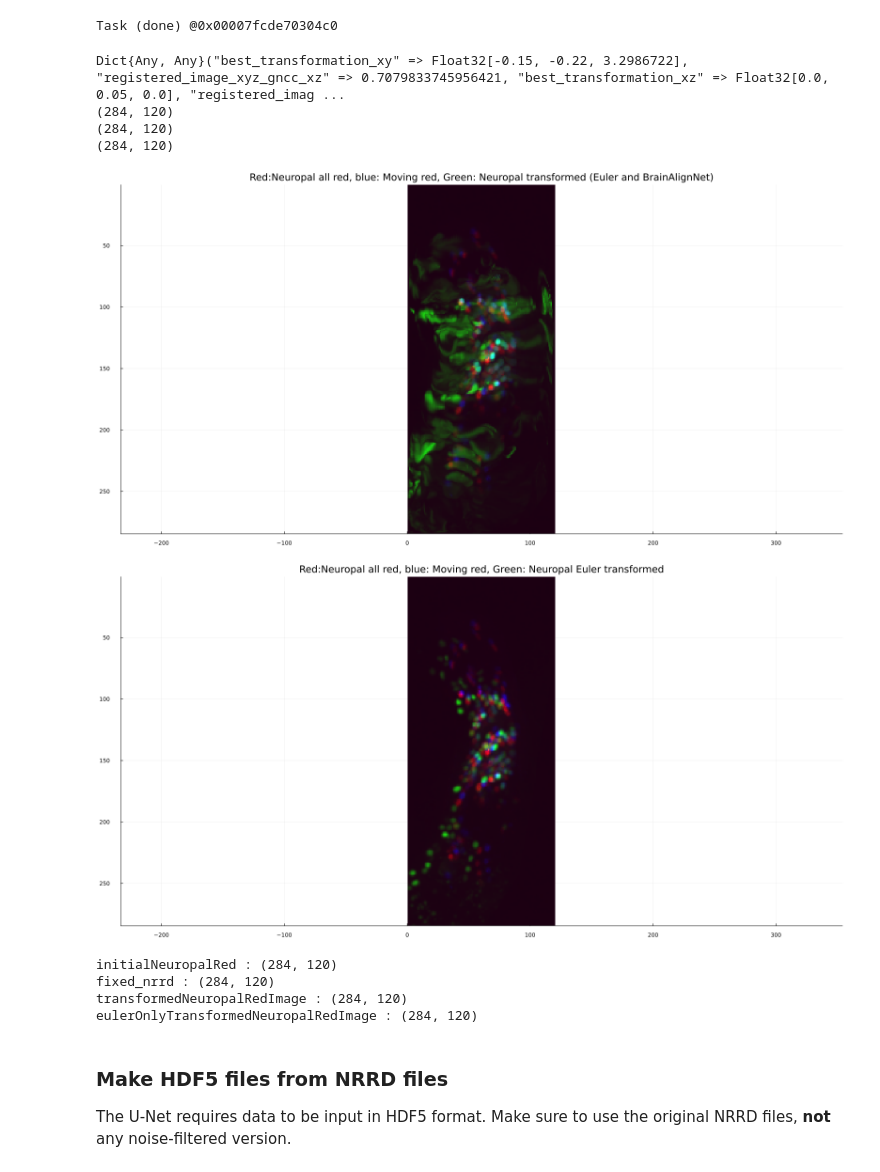
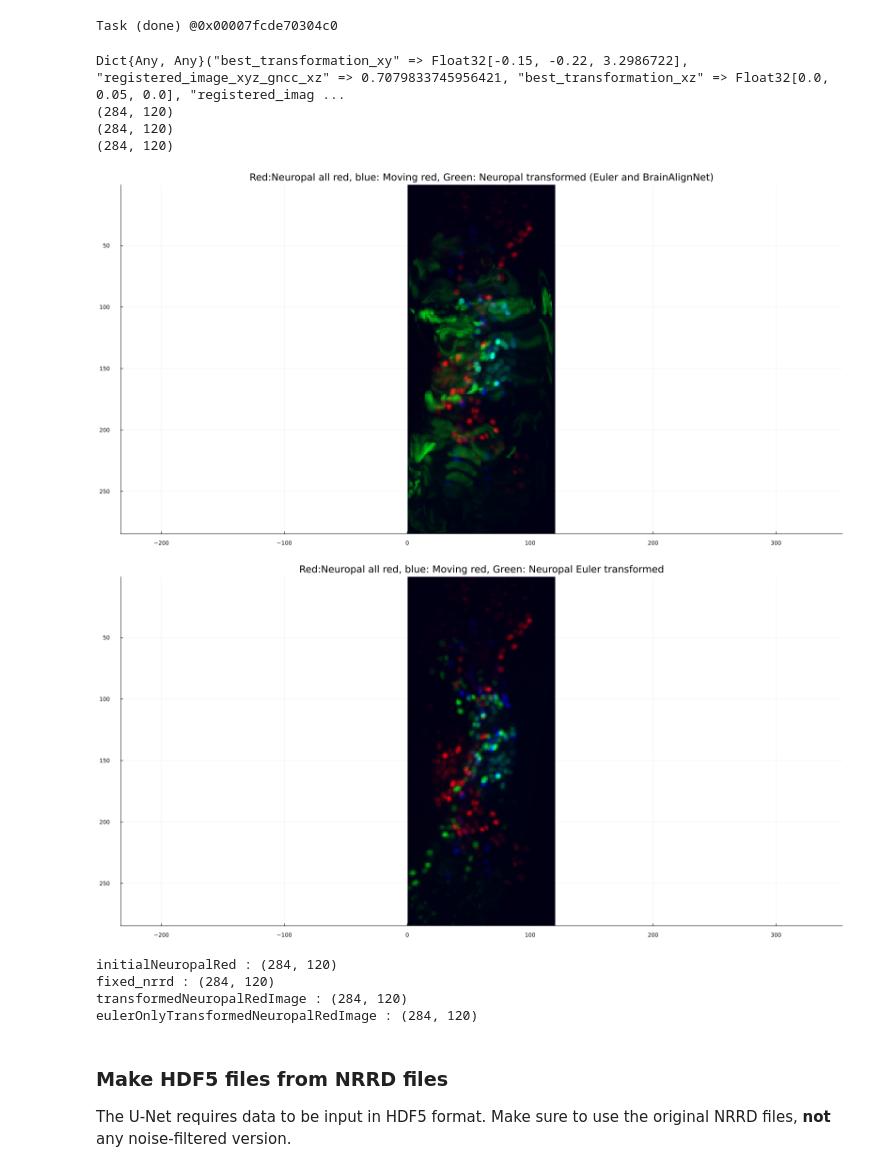
Before and after one commit to DBay-ani/flavellLab_lookingIntoPreTrainedMaterial_d6M1y2024tzET, a Jupyter notebook: formNeuropalSuggestiongForFreelyMovingImages.ipynb, the cells around one changed output. Drawn from its saved outputs; the diff is of its cells as text; code cells hidden in the pictures.

Commit message:
Committing state of notebooks, particularly as looking into transforming the neuropal images to the moving ones...

```diff
--- a/formNeuropalSuggestiongForFreelyMovingImages.ipynb
+++ b/formNeuropalSuggestiongForFreelyMovingImages.ipynb
@@ -250,7 +250,7 @@ for dataset in keys(datasets)
     param_path["path_head_unet_model"] = "/data1/shared/head_detector_0124/head_detector_0124/unet2d-head-detector/unet2d-head-detector_best.pt" # path to head detection unet model
     param_path["path_2d_unet_param"] = "$(server_dir)/shared/dl_weights/behavior_nir/worm_segmentation_best_weights_0310.pt"
 
-    param_path["path_dir_lock"] = "/home/candy/lock" # path to lock directory
+    param_path["path_dir_lock"] = "/home/david/lock" # path to lock directory
 
     if dataset in datasets_freely_moving
         param_path["path_head_rotate"] = "/om2/group/flavell/script/registration/euler_registration/euler_head_rotate.py"
@@ -261,7 +261,7 @@ for dataset in keys(datasets)
     param_path["path_elastix"] = "/om2/user/aaatanas/elastix-5.0.1/build/bin/elastix"
     param_path["path_run_elastix"] = "/om2/group/flavell/script/registration/run_elastix_command.sh"
 
-    om_user = "dikang" # Your username on OpenMind
+    om_user = "dbayani" # Your username on OpenMind
     param_path["path_om_home"] = "/om2/user/$om_user"
     param_path["path_om_env"] = "/home/$(om_user)/.bashrc" # path to user environment variable script on OpenMind
     param_path["path_om_data"] = joinpath(param_path["path_om_home"], "$(exp_prefix)_output")
@@ -964,7 +966,10 @@ This section crops out piezo motion artifacts and saves each time point in the N
 for dataset in keys(datasets)
     param_path = param_paths[dataset]
     param = params[dataset]
-    nd2_to_nrrd(param_path["path_nd2"], param_path["path_root_process"], param["spacing_lat"], param["spacing_axi"], true,
-        x_crop=param["x_range"], y_crop=param["y_range"], z_crop=param["z_range"], θ=param["θ"], chs=param["list_ch"], n_z=param["n_z"],
-        NRRD_dir_name=param_path["path_dir_nrrd"], MIP_dir_name=param_path["path_dir_MIP"])
+    println(string((param_path["path_nd2"], param_path["path_root_process"], param["spacing_lat"], param["spacing_axi"], true,
+        param["x_range"], param["y_range"], param["z_range"], param["θ"], param["list_ch"], param["n_z"],
+        param_path["path_dir_nrrd"], param_path["path_dir_MIP"])))
+    #nd2_to_nrrd(param_path["path_nd2"], param_path["path_root_process"], param["spacing_lat"], param["spacing_axi"], true,
+    #    x_crop=param["x_range"], y_crop=param["y_range"], z_crop=param["z_range"], θ=param["θ"], chs=param["list_ch"], n_z=param["n_z"],
+    #    NRRD_dir_name=param_path["path_dir_nrrd"], MIP_dir_name=param_path["path_dir_MIP"])
 end
@@ -1278,9 +1311,9 @@ for dataset in datasets_register
         error("Registering freely-moving datasets together not yet supported in this version of ANTSUN. Please see old ANTSUN_merge.ipynb script.")
     else
         data_dicts["$(dataset)_to_central"]["registration_problems"] = []
-        best_timepts = sort(1:length(params[dataset_central]["t_range"]), by=i->data_dicts["$(dataset)_to_central"]["elastix_difficulty"][1:end-length(params[dataset]["t_range"]), length(params[dataset_central]["t_range"])+params[dataset]["reg_timept"]][i])
-        for i=1:n_timepts_merge[dataset]
-            push!(data_dicts["$(dataset)_to_central"]["registration_problems"], (params[dataset]["reg_timept"], params[dataset_central]["t_range"][best_timepts[i]]))
+        #best_timepts = sort(1:length(params[dataset_central]["t_range"]), by=i->data_dicts["$(dataset)_to_central"]["elastix_difficulty"][1:end-length(params[dataset]["t_range"]), length(params[dataset_central]["t_range"])+params[dataset]["reg_timept"]][i])
+        for i=1:params["freely_moving"]["max_t"]
+            push!(data_dicts["$(dataset)_to_central"]["registration_problems"], (params[dataset]["reg_timept"], params[dataset_central]["t_range"][i])); # best_timepts[i]]))
         end
     end
 end
@@ -1803,36 +1836,36 @@ end
     #=
     fixed_nrrd_1 = read_img(NRRD(joinpath(param_paths[dataset]["path_dir_nrrd_filt_recropped"], param_paths[dataset]["get_basename"](k,2)*".nrrd")));
     fixed_nrrd_1=(fixed_nrrd_1.-minimum(fixed_nrrd_1))./(maximum(fixed_nrrd_1)-minimum(fixed_nrrd_1))
     fixed_nrrd = maxprj(fixed_nrrd_1,dims=3);
     =#
     # _flippedOverX
     fixed_nrrd = getNRRDImageAfterReadingAndCleanUp(joinpath(param_paths[dataset]["path_dir_nrrd_filt_recropped"], param_paths[dataset]["get_basename"](k,2)*".nrrd"));
-    initialNeuropalRed = getNRRDImageAfterReadingAndCleanUp(joinpath(param_paths[dataset]["path_dir_nrrd_filt_recropped"], param_paths[dataset]["get_basename"](k+1,2)*".nrrd"));
+    ### just trying for sanity check etc.### initialNeuropalRed = getNRRDImageAfterReadingAndCleanUp(joinpath(param_paths[dataset]["path_dir_nrrd_filt_recropped"], param_paths[dataset]["get_basename"](k+1,2)*".nrrd"));
 
 println(size(fixed_nrrd));
 println(size(transformedNeuropalRedImage));
 println(size(initialNeuropalRed));
 
 display(Plots.plot(RGB.( initialNeuropalRed, transformedNeuropalRedImage , fixed_nrrd),size=(1600,800),
         title="Red:Neuropal all red, blue: Moving red, Green: Neuropal transformed (Euler and BrainAlignNet)"))
 
 eulerOnlyTransformedNeuropalRedImage=getNRRDImageAfterReadingAndCleanUp(joinpath(save_dir_problem, "euler_transformed.nrrd"));
 
 display(Plots.plot(RGB.( initialNeuropalRed, eulerOnlyTransformedNeuropalRedImage , fixed_nrrd),size=(1600,800),
         title="Red:Neuropal all red, blue: Moving red, Green: Neuropal Euler transformed"))
 
 
 
 for thisSymb in [:initialNeuropalRed, :fixed_nrrd, :transformedNeuropalRedImage, :eulerOnlyTransformedNeuropalRedImage]
         println( string(thisSymb) *" : " * string(size(eval(thisSymb))));
 end
 # %% [output]
 Dict{Any, Any}("best_transformation_xy" => Float32[-0.15, -0.22, 3.2986722], "registered_image_xyz_gncc_xz" => 0.7079833745956421, "best_transformation_xz" => Float32[0.0, 0.05, 0.0], "registered_imag ...
 (284, 120)
 (284, 120)
 (284, 120)
-[figure, old version]
+[figure, new version]
-[figure, old version]
+[figure, new version]
 initialNeuropalRed : (284, 120)
 fixed_nrrd : (284, 120)
 transformedNeuropalRedImage : (284, 120)
```
Also changed, not shown: parts of 13 cells of this notebook, 1 other file.
